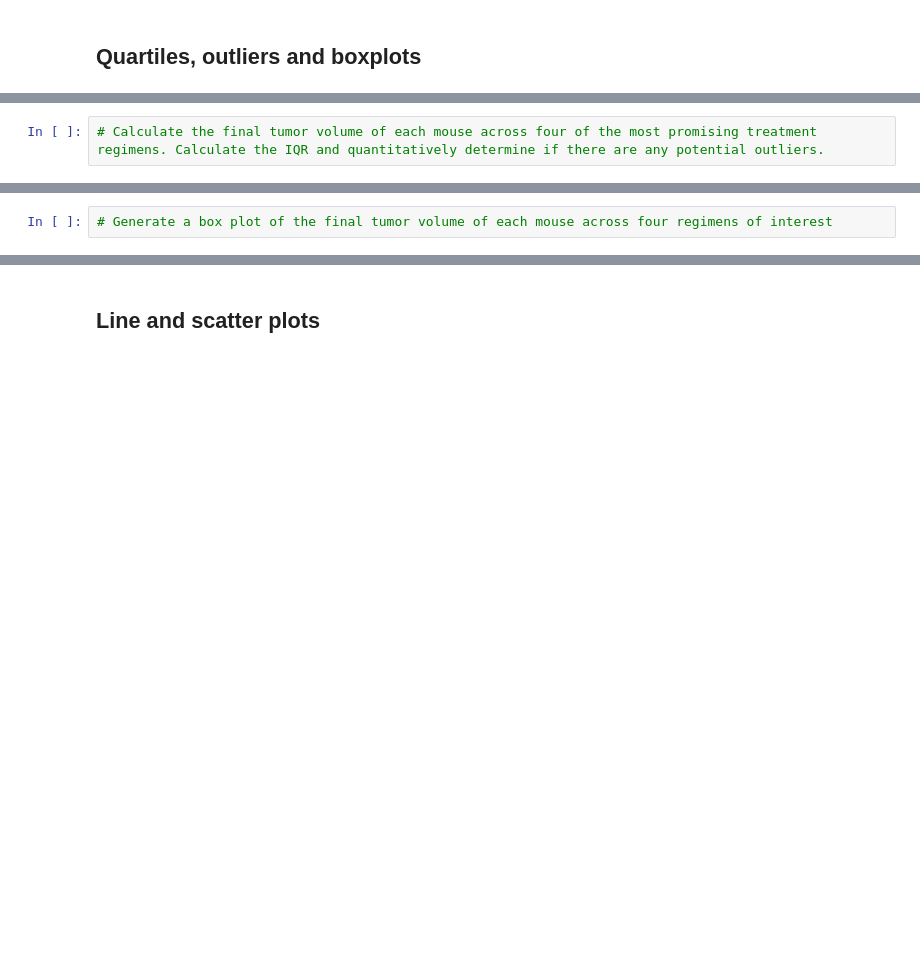
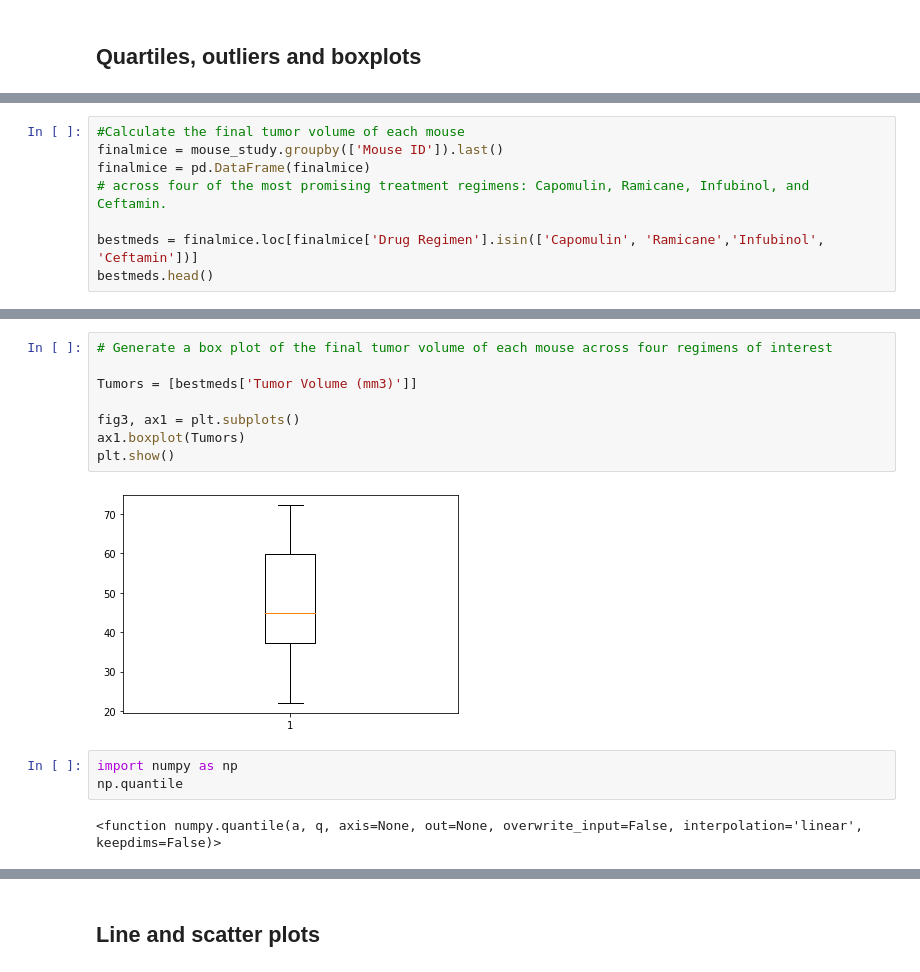
Before and after one commit to DenebAguirre/Matplotlib-challenge, a Jupyter notebook: Pymaceuticals/pymaceuticals_starter.ipynb, the cells around one changed output, grey strips where cells are left out. Saved outputs shown, nothing was run; the diff lists cells and outputs as text; blank space fills up the shorter version.

```diff
--- a/Pymaceuticals/pymaceuticals_starter.ipynb
+++ b/Pymaceuticals/pymaceuticals_starter.ipynb
@@ -86,2 +141,8 @@ ax.bar(x+0.8,Drugs_Effect['sem'], width=0.2, align='center')
 # %%
-# Calculate the final tumor volume of each mouse across four of the most promising treatment regimens. Calculate the IQR and quantitatively determine if there are any potential outliers.
+#Calculate the final tumor volume of each mouse
+finalmice = mouse_study.groupby(['Mouse ID']).last()
+finalmice = pd.DataFrame(finalmice)
+# across four of the most promising treatment regimens: Capomulin, Ramicane, Infubinol, and Ceftamin.
+
+bestmeds = finalmice.loc[finalmice['Drug Regimen'].isin(['Capomulin', 'Ramicane','Infubinol', 'Ceftamin'])]
+bestmeds.head()
@@ -88,2 +157,15 @@ ax.bar(x+0.8,Drugs_Effect['sem'], width=0.2, align='center')
 # %%
 # Generate a box plot of the final tumor volume of each mouse across four regimens of interest
+
+Tumors = [bestmeds['Tumor Volume (mm3)']]
+
+fig3, ax1 = plt.subplots()
+ax1.boxplot(Tumors)
+plt.show()
+# %% [output]
+[figure, added]
+# %%
+import numpy as np
+np.quantile
+# %% [output]
+<function numpy.quantile(a, q, axis=None, out=None, overwrite_input=False, interpolation='linear', keepdims=False)>
```
Also changed, not shown: parts of 16 cells of this notebook.
